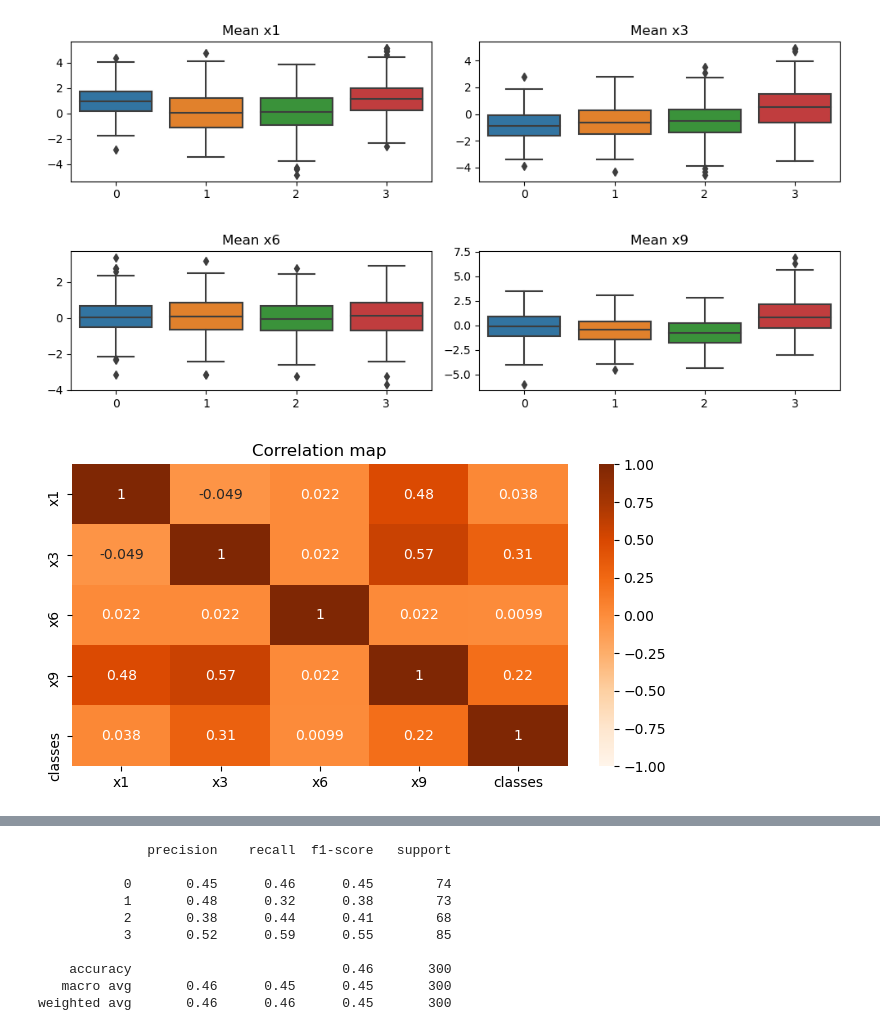
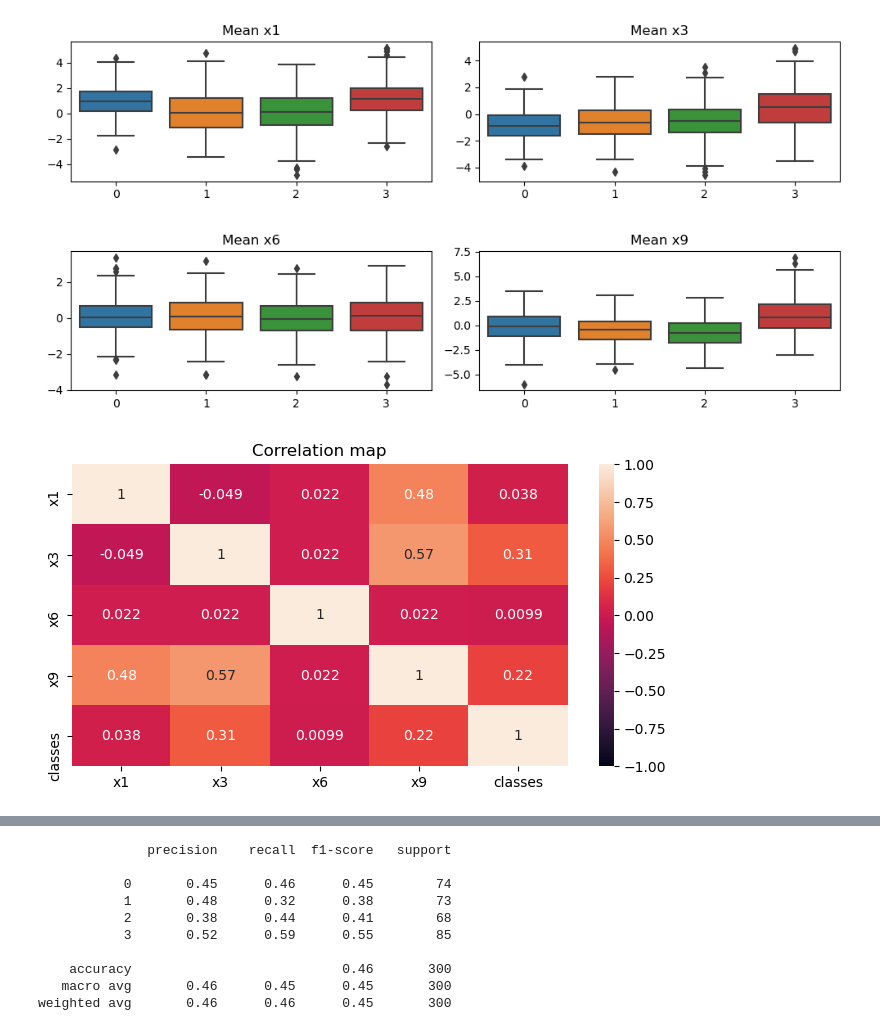
Before and after one commit to KulchytskiyDmytro/ml2021, a Jupyter notebook: machinelerning/practise/practice1.ipynb, the cells around one changed output, grey strips where cells are left out. Drawn from its saved outputs; the diff is of its cells as text; code cells hidden in the pictures.

```diff
--- a/machinelerning/practise/practice1.ipynb
+++ b/machinelerning/practise/practice1.ipynb
@@ -125,11 +125,11 @@ mat.subplots_adjust(hspace=0.5)
 [figure]
 # %%
 mat.figure(figsize = (8, 4), dpi = 100)
-sea.heatmap(numbers.corr(), annot = True, cmap = "Oranges", vmin = -1, vmax = 1)
+sea.heatmap(numbers.corr(), annot = True, cmap = "rocket", vmin = -1, vmax = 1)
 mat.title("Correlation map")
 mat.show()
 # %% [output]
-[figure, old version]
+[figure, new version]
 # %%
 from sklearn.model_selection import train_test_split
 from sklearn.preprocessing import StandardScaler
```
Also changed, not shown: parts of 2 cells of this notebook.
